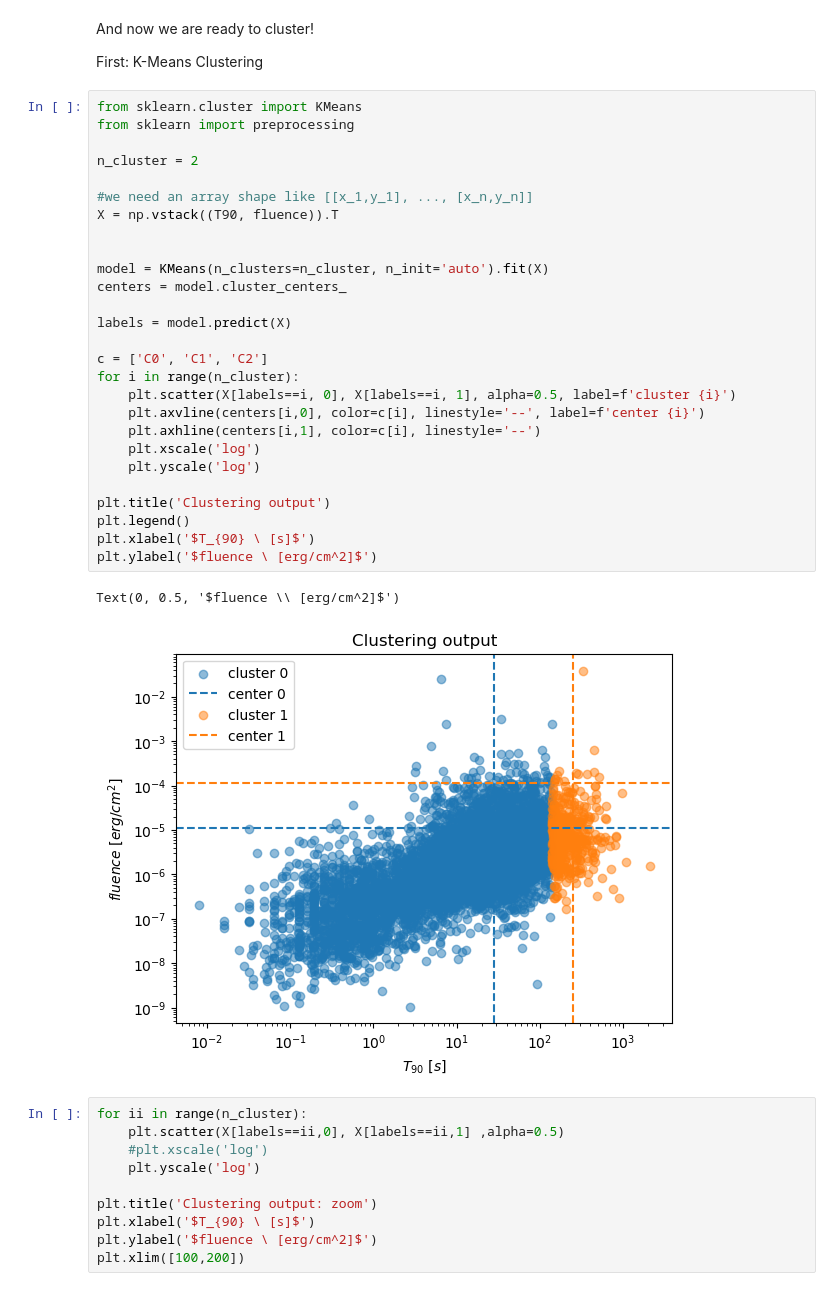
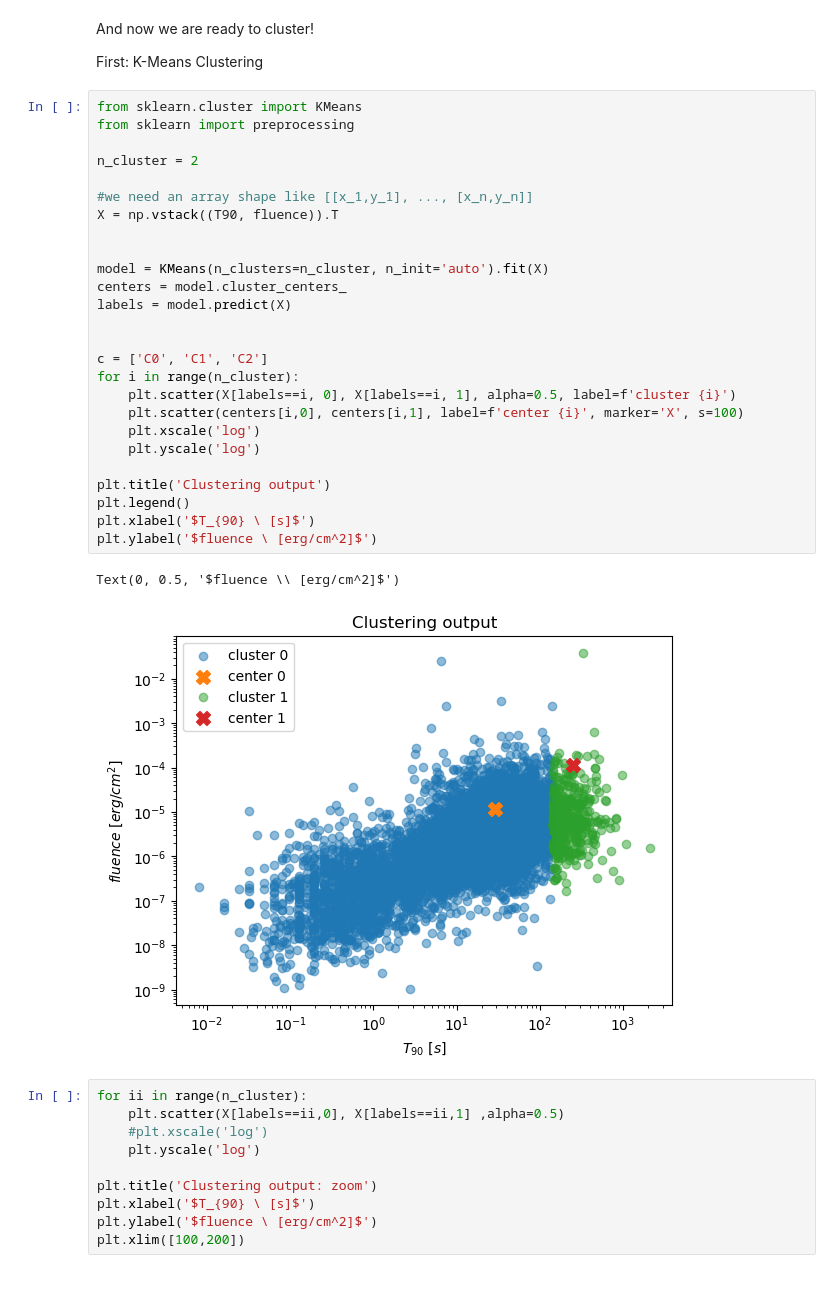
Before and after one commit to Ale5606/ilovegit, a Jupyter notebook: ML/280425/L14.ipynb, the cells around one changed output. Saved outputs shown, nothing was run; the diff lists cells and outputs as text.

```diff
--- a/ML/280425/L14.ipynb
+++ b/ML/280425/L14.ipynb
@@ -105,33 +105,32 @@ First: K-Means Clustering
 # %%
 from sklearn.cluster import KMeans
 from sklearn import preprocessing
 
 n_cluster = 2
 
 #we need an array shape like [[x_1,y_1], ..., [x_n,y_n]]
 X = np.vstack((T90, fluence)).T
 
 
 model = KMeans(n_clusters=n_cluster, n_init='auto').fit(X)
 centers = model.cluster_centers_
+labels = model.predict(X)
 
-labels = model.predict(X)
 
 c = ['C0', 'C1', 'C2']
 for i in range(n_cluster):
     plt.scatter(X[labels==i, 0], X[labels==i, 1], alpha=0.5, label=f'cluster {i}')
-    plt.axvline(centers[i,0], color=c[i], linestyle='--', label=f'center {i}')
-    plt.axhline(centers[i,1], color=c[i], linestyle='--')
+    plt.scatter(centers[i,0], centers[i,1], label=f'center {i}', marker='X', s=100)
     plt.xscale('log')
     plt.yscale('log')
 
 plt.title('Clustering output')
 plt.legend()
 plt.xlabel('$T_{90} \ [s]$')
 plt.ylabel('$fluence \ [erg/cm^2]$')
 # %% [output]
 Text(0, 0.5, '$fluence \\ [erg/cm^2]$')
-[figure, old version]
+[figure, new version]
 # %%
 for ii in range(n_cluster):
     plt.scatter(X[labels==ii,0], X[labels==ii,1] ,alpha=0.5)
```
